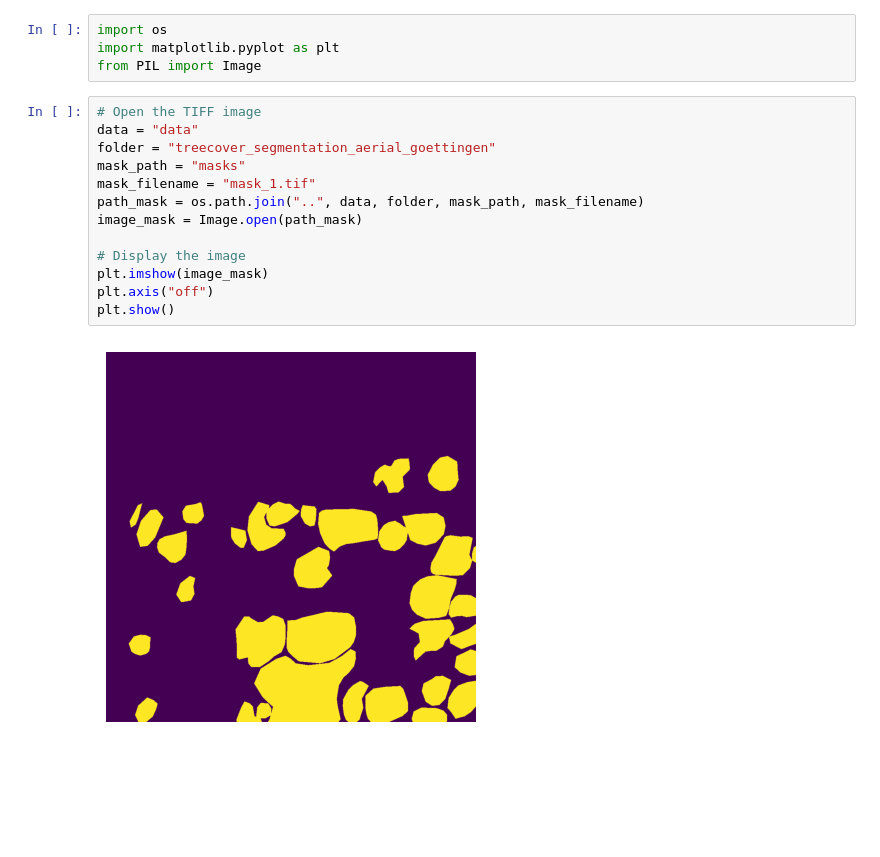
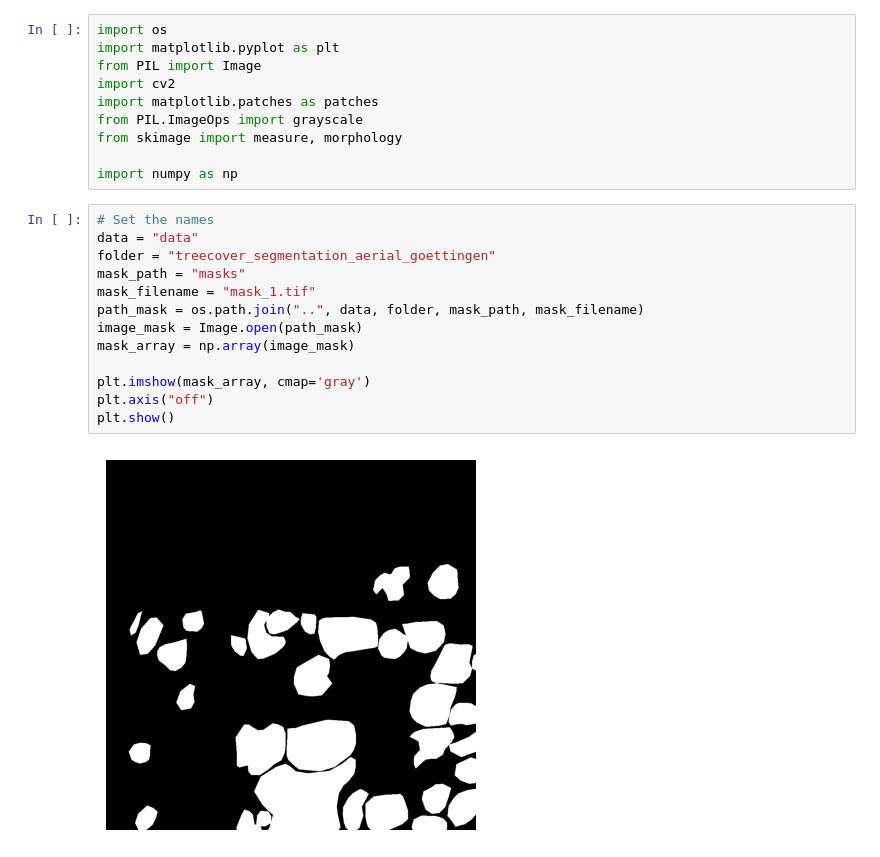
Before and after one commit to YG29/BIPdeeplearninginforestry, a Jupyter notebook: notebooks/bounding_box.ipynb, the cells around one changed output. Saved outputs shown, nothing was run; the diff lists cells and outputs as text; blank space fills up the shorter version.

```diff
--- a/notebooks/preprocess.ipynb
+++ b/notebooks/bounding_box.ipynb
@@ -2,21 +2,27 @@
 import os
 import matplotlib.pyplot as plt
 from PIL import Image
+import cv2
+import matplotlib.patches as patches
+from PIL.ImageOps import grayscale
+from skimage import measure, morphology
+
+import numpy as np
 # %%
-# Open the TIFF image
+# Set the names
 data = "data"
 folder = "treecover_segmentation_aerial_goettingen"
 mask_path = "masks"
 mask_filename = "mask_1.tif"
 path_mask = os.path.join("..", data, folder, mask_path, mask_filename)
 image_mask = Image.open(path_mask)
+mask_array = np.array(image_mask)
 
-# Display the image
-plt.imshow(image_mask)
+plt.imshow(mask_array, cmap='gray')
 plt.axis("off")
 plt.show()
 # %% [output]
-[figure, old version]
+[figure, new version]
 # %%
 data = "data"
 folder = "treecover_segmentation_aerial_goettingen"
```
Also changed, not shown: parts of 4 cells of this notebook.
